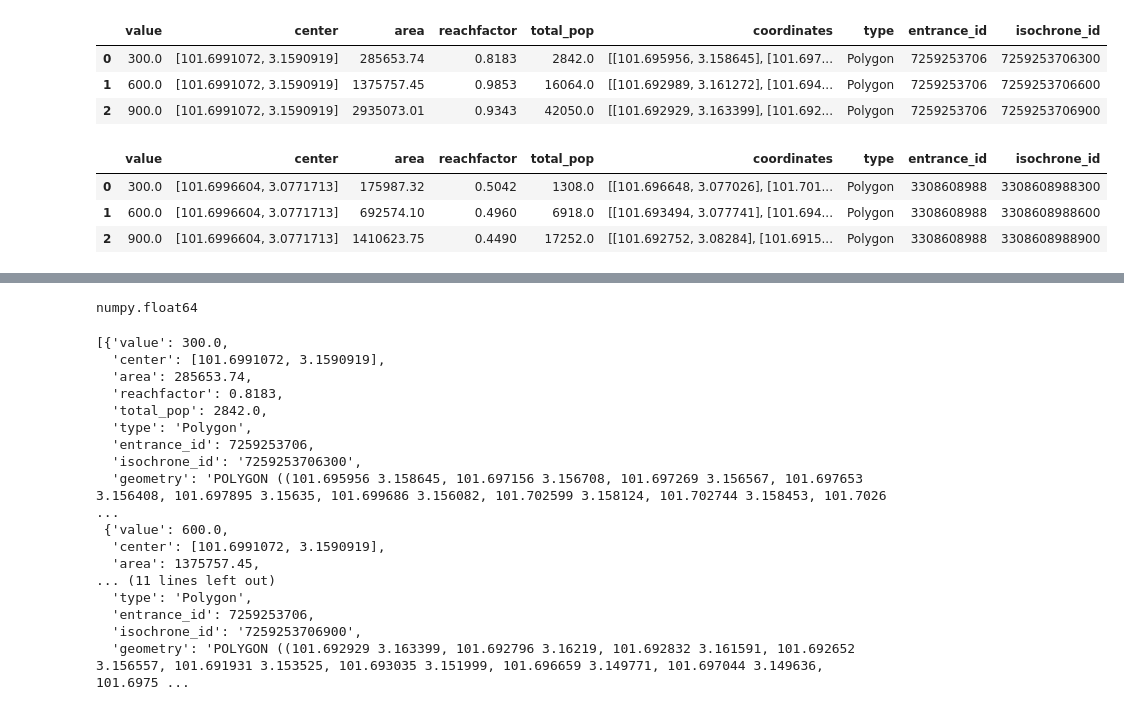
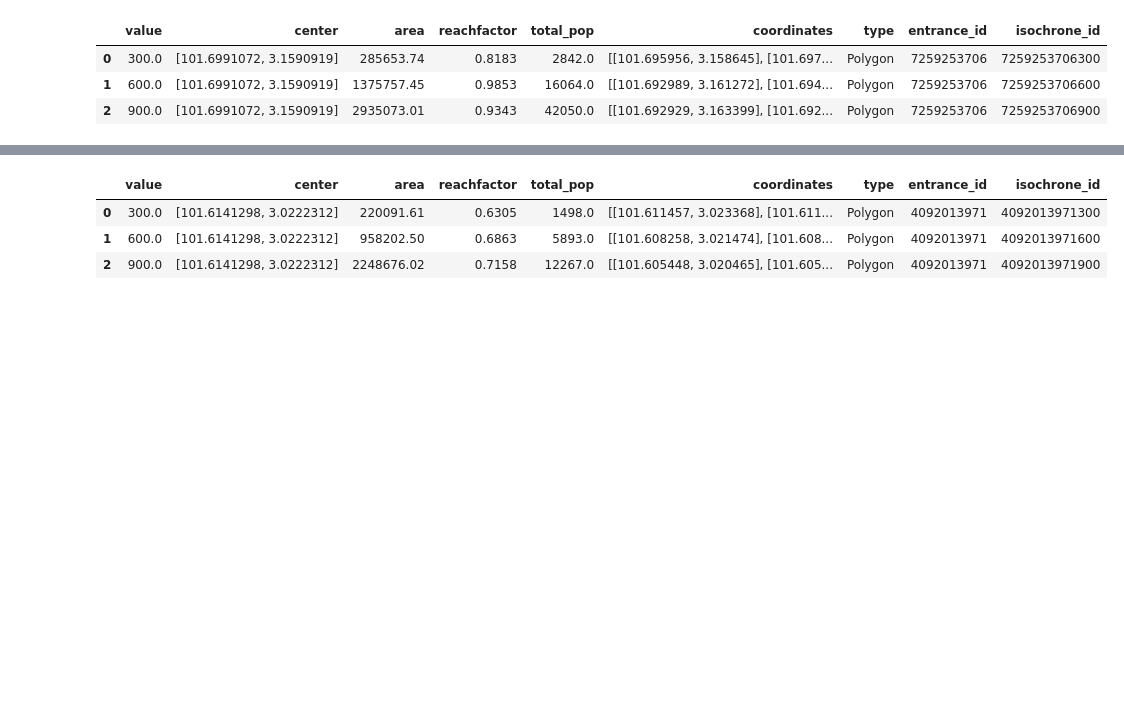
Before and after one commit to nabilersyad/transit-stations-database, a Jupyter notebook: notebooks/6_isochrone-generation.ipynb, the cells around one changed output, grey strips where cells are left out. Saved outputs shown, nothing was run; the diff lists cells and outputs as text; code cells hidden in the pictures; blank space fills up the shorter version.

Commit message:
updated supabase isochrones

```diff
--- a/notebooks/6_isochrone-generation.ipynb
+++ b/notebooks/6_isochrone-generation.ipynb
@@ -74,5 +75,7 @@ ors_key: str = ORS_KEY
 
 ors_client = client.Client(key=ors_key)
 # %%
-[entrances_gdf.iloc[50]['geometry'].coords[0][0],entrances_gdf.iloc[50]['geometry'].coords[0][1]]
+coordinates= [entrances_gdf.iloc[50]['geometry'].coords[0][0],entrances_gdf.iloc[50]['geometry'].coords[0][1]]
+entrance_id = entrances_gdf.iloc[50]['entrance_id']
+type(coordinates)
 # %% [output]
@@ -111,7 +127,8 @@ df
 | 1 | 600.0 | [101.6991072, 3.1590919] | 1375757.45 | 0.9853 | 16064.0 | [[101.692989, 3.161272], [101.694... | Polygon |
 | 2 | 900.0 | [101.6991072, 3.1590919] | 2935073.01 | 0.9343 | 42050.0 | [[101.692929, 3.163399], [101.692... | Polygon |
 # %%
-df['entrance_id']=entrances_gdf.iloc[50]['entrance_id']
+#creating a new id key for isochrones. to be inserted in supabase table
+df['entrance_id']=entrance_id
 df['isochrone_id'] = df['entrance_id'].astype(str) + df['value'].astype(int).astype(str)
 df
 # %% [output]
@@ -119,16 +136,6 @@ df
 | 0 | 300.0 | [101.6991072, 3.1590919] | 285653.74 | 0.8183 | 2842.0 | [[101.695956, 3.158645], [101.697... | Polygon | 7259253706 | 7259253706300 |
 | 1 | 600.0 | [101.6991072, 3.1590919] | 1375757.45 | 0.9853 | 16064.0 | [[101.692989, 3.161272], [101.694... | Polygon | 7259253706 | 7259253706600 |
 | 2 | 900.0 | [101.6991072, 3.1590919] | 2935073.01 | 0.9343 | 42050.0 | [[101.692929, 3.163399], [101.692... | Polygon | 7259253706 | 7259253706900 |
-# %%
-
-df['entrance_id']=entrances_gdf.iloc[0]['entrance_id']
-df['isochrone_id'] = df['entrance_id'].astype(str) + df['value'].astype(int).astype(str)
-df
-# %% [output]
-|  | value | center | area | reachfactor | total_pop | coordinates | type | entrance_id | isochrone_id |
-| 0 | 300.0 | [101.6996604, 3.0771713] | 175987.32 | 0.5042 | 1308.0 | [[101.696648, 3.077026], [101.701... | Polygon | 3308608988 | 3308608988300 |
-| 1 | 600.0 | [101.6996604, 3.0771713] | 692574.10 | 0.4960 | 6918.0 | [[101.693494, 3.077741], [101.694... | Polygon | 3308608988 | 3308608988600 |
-| 2 | 900.0 | [101.6996604, 3.0771713] | 1410623.75 | 0.4490 | 17252.0 | [[101.692752, 3.08284], [101.6915... | Polygon | 3308608988 | 3308608988900 |
 # %%
 from shapely.geometry import Polygon
 
@@ -150,46 +158,24 @@ gpf_copy['geometry'] = gpf_copy['geometry'].apply(lambda geom: geom.wkt)
 gpf_copy['area'] = gpf_copy['area'].astype(float)
 gpf_copy['reachfactor'] = gpf_copy['reachfactor'].astype(float)
 gpf_copy['total_pop'] = gpf_copy['total_pop'].astype(float)
-# %%
-type(gpf_copy['total_pop'][0])
-# %% [output]
-numpy.float64
-# %%
-gpf_copy.to_dict(('records'))
-# %% [output]
-[{'value': 300.0,
-  'center': [101.6991072, 3.1590919],
-  'area': 285653.74,
-  'reachfactor': 0.8183,
-  'total_pop': 2842.0,
-  'type': 'Polygon',
-  'entrance_id': 7259253706,
-  'isochrone_id': '7259253706300',
-  'geometry': 'POLYGON ((101.695956 3.158645, 101.697156 3.156708, 101.697269 3.156567, 101.697653 3.156408, 101.697895 3.15635, 101.699686 3.156082, 101.702599 3.158124, 101.702744 3.158453, 101.7026 ...
- {'value': 600.0,
-  'center': [101.6991072, 3.1590919],
-  'area': 1375757.45,
-... (11 lines left out)
-  'type': 'Polygon',
-  'entrance_id': 7259253706,
-  'isochrone_id': '7259253706900',
-  'geometry': 'POLYGON ((101.692929 3.163399, 101.692796 3.16219, 101.692832 3.161591, 101.692652 3.156557, 101.691931 3.153525, 101.693035 3.151999, 101.696659 3.149771, 101.697044 3.149636, 101.6975 ...
 # %%
 #upsert will insert the row if it doesn’t exist or update the row if it already exists.
 data, error = supabase.table('entrances_isochrones').upsert(gpf_copy.to_dict(('records'))).execute()
 # %%
-def isochrone_generate(client,parameters,reach_centre):
-    import json
+#creating a reusable function to generate isochrones
+def generate_entrances_isochrone(client,entrance_id,reach_centre,range=900,interval=300):
+    isochrone_parameters = {
+              'profile': 'foot-walking',
+              'range': [range], # 900/60 = 15 mins
+              'interval': interval,
+              'attributes': ['area', 'reachfactor', 'total_pop'] # Get population count for isochrones
+             }
 
     #reach_centre is in the format: [101.7127175, 3.1587619], ie [longitude,latitude]
-    parameters['locations'] = reach_centre
-    isochrones_output = client.isochrones(**parameters)
+    isochrone_parameters['locations'] = [reach_centre]
+    isochrones_output = client.isochrones(**isochrone_parameters)
 
-    #convert query output to json
-    data_json = json.loads(json.dumps(isochrones_output))
-
-    #json to dataframe
-    df = pd.json_normalize(data_json['features'])
+    df = pd.json_normalize(isochrones_output['features'])
     df = df.drop(columns=['type','properties.group_index'])
 
     #reformate coordinates column
@@ -199,4 +185,19 @@ def isochrone_generate(client,parameters,reach_centre):
     df.columns = df.columns.str.replace('properties.', '', regex=False)
     df.columns = df.columns.str.replace('geometry.', '', regex=False)
 
+
+    #creating a new id key for isochrones. to be inserted in supabase table
+    df['entrance_id']=entrance_id
+    df['isochrone_id'] = df['entrance_id'].astype(str) + df['value'].astype(int).astype(str)
+    df
     return df
+# %%
+reach = [entrances_gdf.iloc[2]['geometry'].coords[0][0],entrances_gdf.iloc[2]['geometry'].coords[0][1]]
+id = entrances_gdf.iloc[2]['entrance_id']
+function_df = generate_entrances_isochrone(ors_client,id,reach)
+function_df
+# %% [output]
+|  | value | center | area | reachfactor | total_pop | coordinates | type | entrance_id | isochrone_id |
+| 0 | 300.0 | [101.6141298, 3.0222312] | 220091.61 | 0.6305 | 1498.0 | [[101.611457, 3.023368], [101.611... | Polygon | 4092013971 | 4092013971300 |
+| 1 | 600.0 | [101.6141298, 3.0222312] | 958202.50 | 0.6863 | 5893.0 | [[101.608258, 3.021474], [101.608... | Polygon | 4092013971 | 4092013971600 |
+| 2 | 900.0 | [101.6141298, 3.0222312] | 2248676.02 | 0.7158 | 12267.0 | [[101.605448, 3.020465], [101.605... | Polygon | 4092013971 | 4092013971900 |
```
Also changed, not shown: parts of 12 cells of this notebook.
